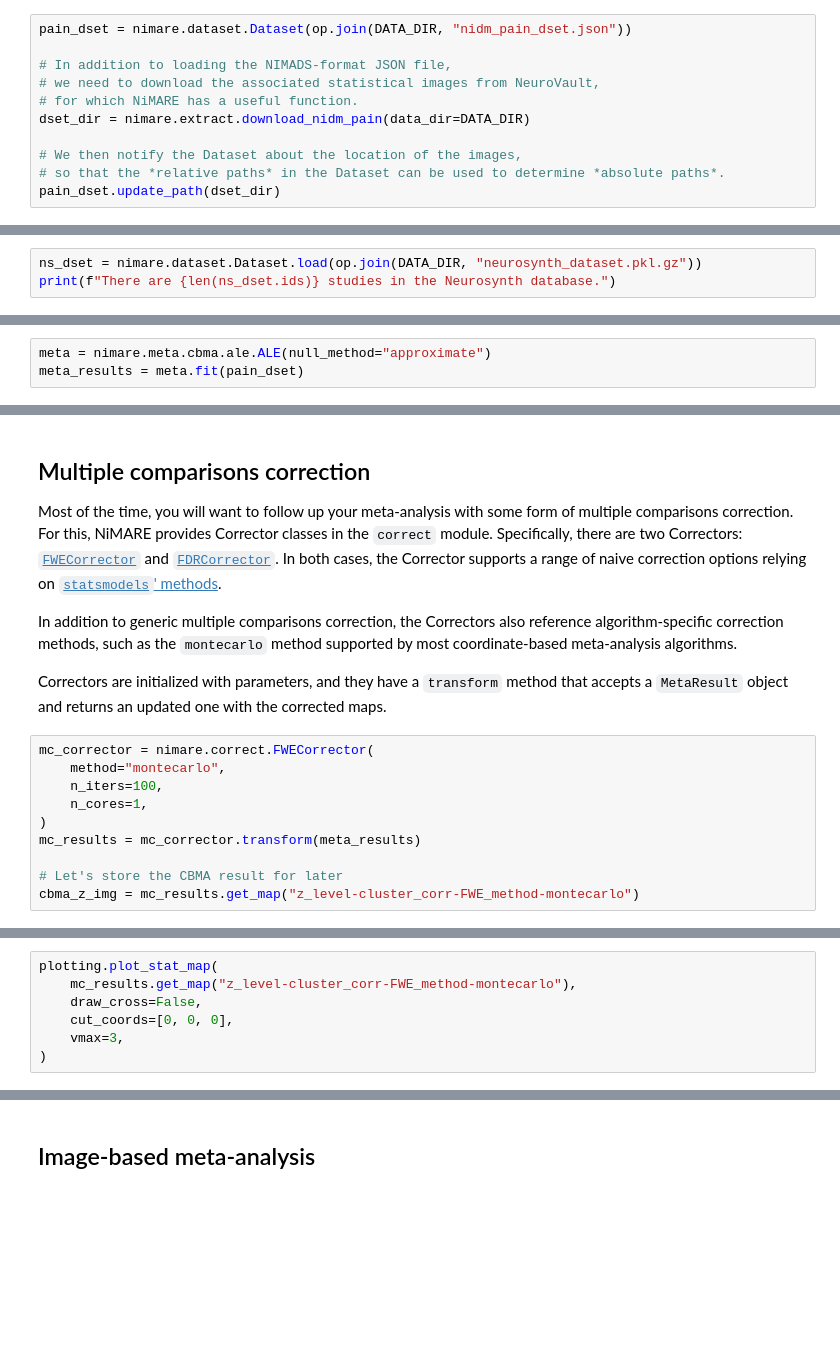
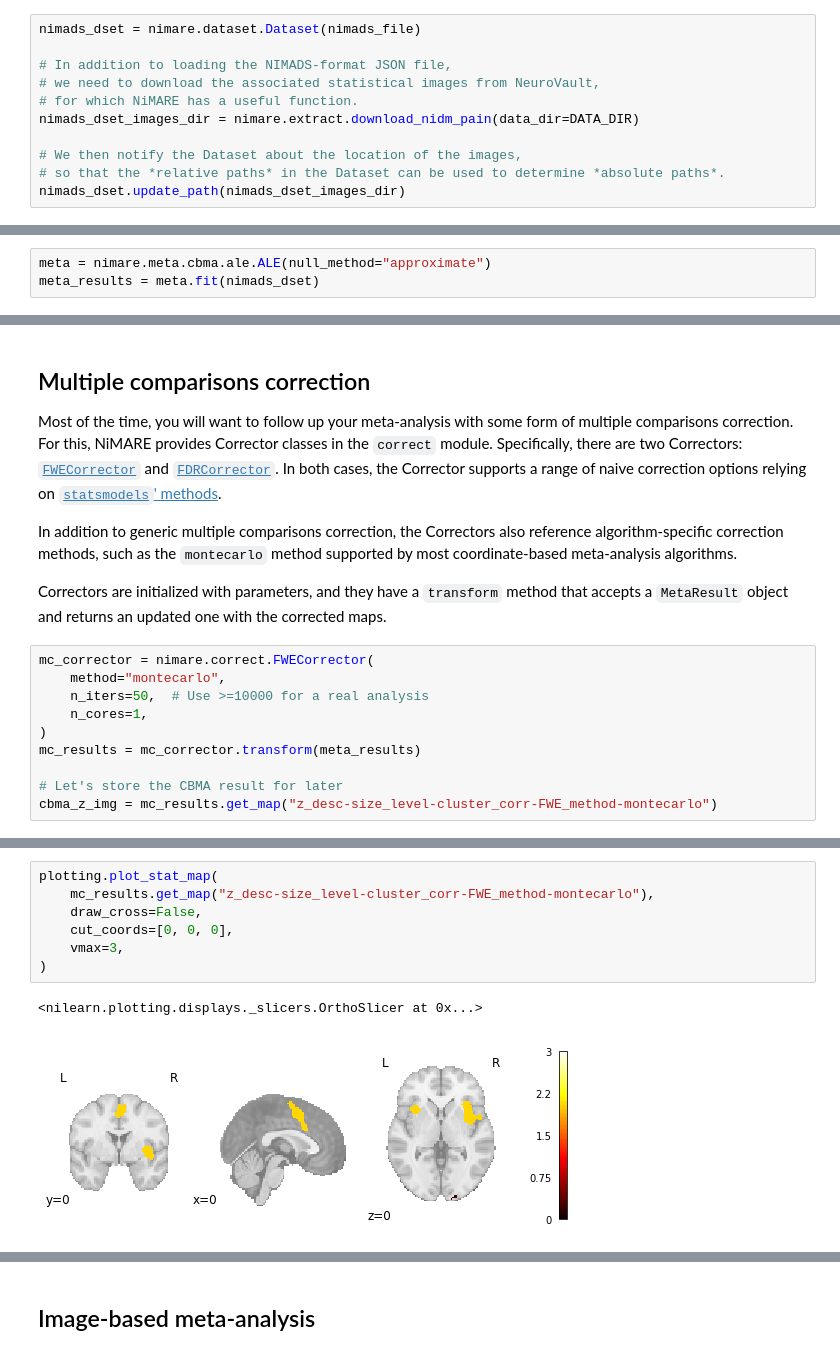
Before and after one commit to neurostuff/ohbm2021-nimare-tutorial, a Jupyter notebook: notebooks/tutorial.ipynb, the cells around one changed output, grey strips where cells are left out. Saved outputs shown, nothing was run; the diff lists cells and outputs as text; blank space fills up the shorter version.

```diff
--- a/notebooks/tutorial.ipynb
+++ b/notebooks/tutorial.ipynb
@@ -104,12 +202,12 @@ We will start by loading a dataset in NIMADS format, because this particular dat
 # %%
-pain_dset = nimare.dataset.Dataset(op.join(DATA_DIR, "nidm_pain_dset.json"))
+nimads_dset = nimare.dataset.Dataset(nimads_file)
 
 # In addition to loading the NIMADS-format JSON file,
 # we need to download the associated statistical images from NeuroVault,
 # for which NiMARE has a useful function.
-dset_dir = nimare.extract.download_nidm_pain(data_dir=DATA_DIR)
+nimads_dset_images_dir = nimare.extract.download_nidm_pain(data_dir=DATA_DIR)
 
 # We then notify the Dataset about the location of the images,
 # so that the *relative paths* in the Dataset can be used to determine *absolute paths*.
-pain_dset.update_path(dset_dir)
+nimads_dset.update_path(nimads_dset_images_dir)
 # %% [markdown]
@@ -165,3 +298,0 @@ ns_dset = nimare.io.convert_neurosynth_to_dataset(
-# %%
-ns_dset = nimare.dataset.Dataset.load(op.join(DATA_DIR, "neurosynth_dataset.pkl.gz"))
-print(f"There are {len(ns_dset.ids)} studies in the Neurosynth database.")
@@ -228,6 +334,6 @@ Meta-analytic Estimators are initialized with parameters which determine how the
 The Estimators also have a `fit` method, which accepts a `Dataset` object and returns a `MetaResult` object. [`MetaResult`s](https://nimare.readthedocs.io/en/latest/generated/nimare.results.MetaResult.html#nimare.results.MetaResult) link statistical image names to numpy arrays, and can be used to produce nibabel images from those arrays, as well as save the images to files.
 # %%
 meta = nimare.meta.cbma.ale.ALE(null_method="approximate")
-meta_results = meta.fit(pain_dset)
+meta_results = meta.fit(nimads_dset)
 # %%
 print(type(meta_results))
@@ -255,13 +374,13 @@ Correctors are initialized with parameters, and they have a `transform` method t
 # %%
 mc_corrector = nimare.correct.FWECorrector(
     method="montecarlo",
-    n_iters=100,
+    n_iters=50,  # Use >=10000 for a real analysis
     n_cores=1,
 )
 mc_results = mc_corrector.transform(meta_results)
 
 # Let's store the CBMA result for later
-cbma_z_img = mc_results.get_map("z_level-cluster_corr-FWE_method-montecarlo")
+cbma_z_img = mc_results.get_map("z_desc-size_level-cluster_corr-FWE_method-montecarlo")
 # %%
 print(type(mc_results.maps))
 print("Available maps:")
@@ -269,10 +400,13 @@ print("\t- " + "\n\t- ".join(mc_results.maps.keys()))
 # %%
 plotting.plot_stat_map(
-    mc_results.get_map("z_level-cluster_corr-FWE_method-montecarlo"),
+    mc_results.get_map("z_desc-size_level-cluster_corr-FWE_method-montecarlo"),
     draw_cross=False,
     cut_coords=[0, 0, 0],
     vmax=3,
 )
+# %% [output]
+<nilearn.plotting.displays._slicers.OrthoSlicer at 0x...>
+[figure, added]
 # %%
 # Report a standard cluster table for the meta-analytic map using a threshold of p<0.05
 reporting.get_clusters_table(cbma_z_img, stat_threshold=1.65)
```
Also changed, not shown: parts of 61 cells of this notebook, 2 other files.
